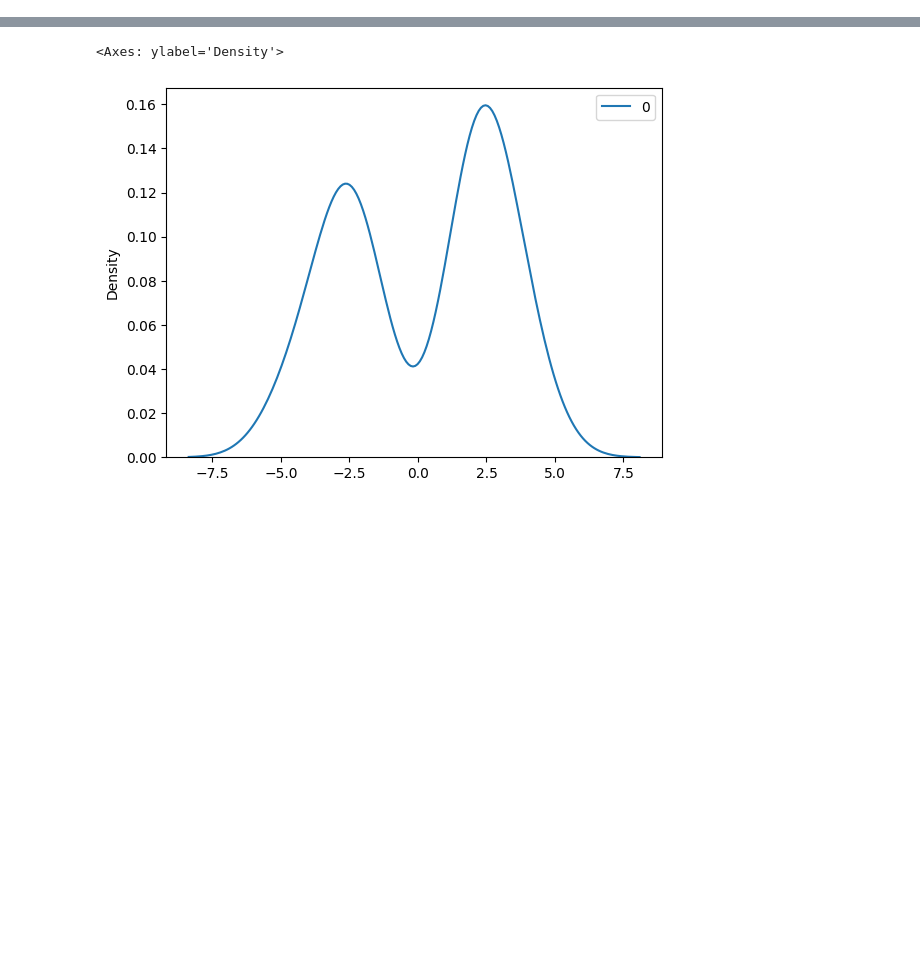
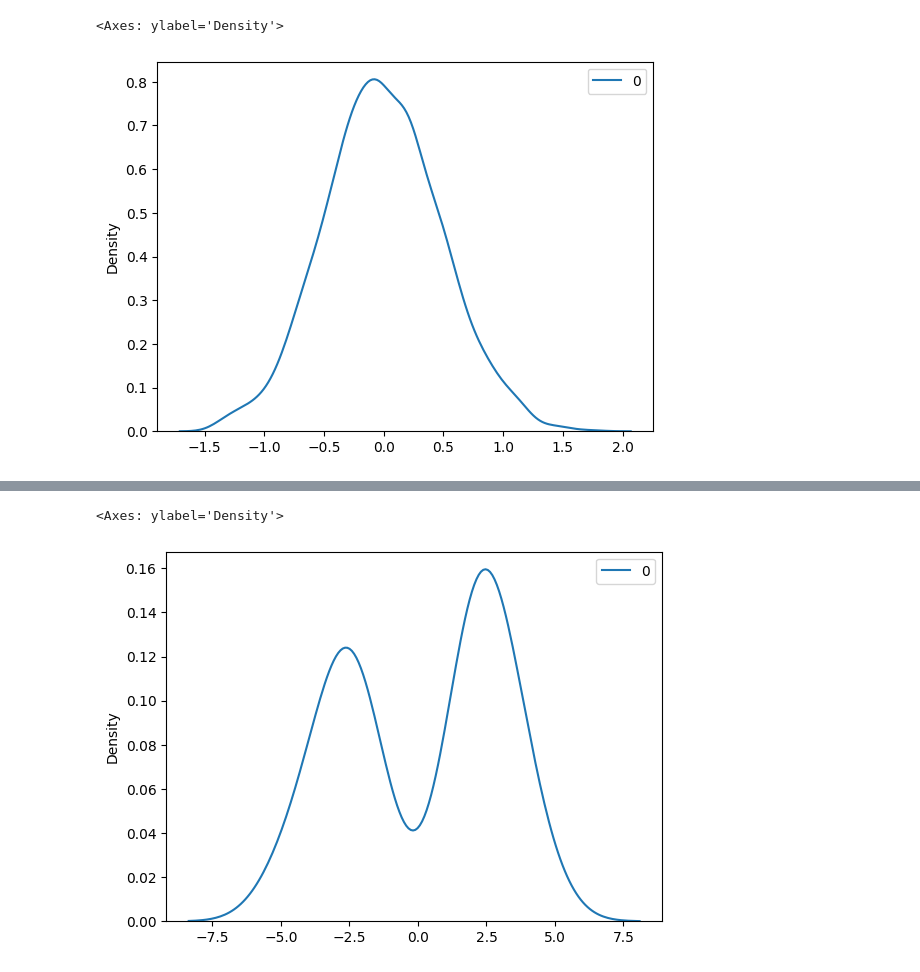
Before and after one commit to MUCDK/genot, a Jupyter notebook: notebooks_gen_model/1d_simulated/1d_simulated_data.ipynb, the cells around one changed output, grey strips where cells are left out. Saved outputs shown, nothing was run; the diff lists cells and outputs as text; code cells hidden in the pictures; blank space fills up the shorter version.

```diff
--- a/notebooks_gen_model/1d_simulated/1d_simulated_data.ipynb
+++ b/notebooks_gen_model/1d_simulated/1d_simulated_data.ipynb
@@ -44,0 +45,5 @@ otfm = OTFlowMatching(neural_net, epsilon=1e-2, input_dim=1, output_dim=1, itera
+# %%
+sns.kdeplot(source)
+# %% [output]
+<Axes: ylabel='Density'>
+[figure, added]
```
Also changed, not shown: parts of 29 cells of this notebook, 4 other files.
